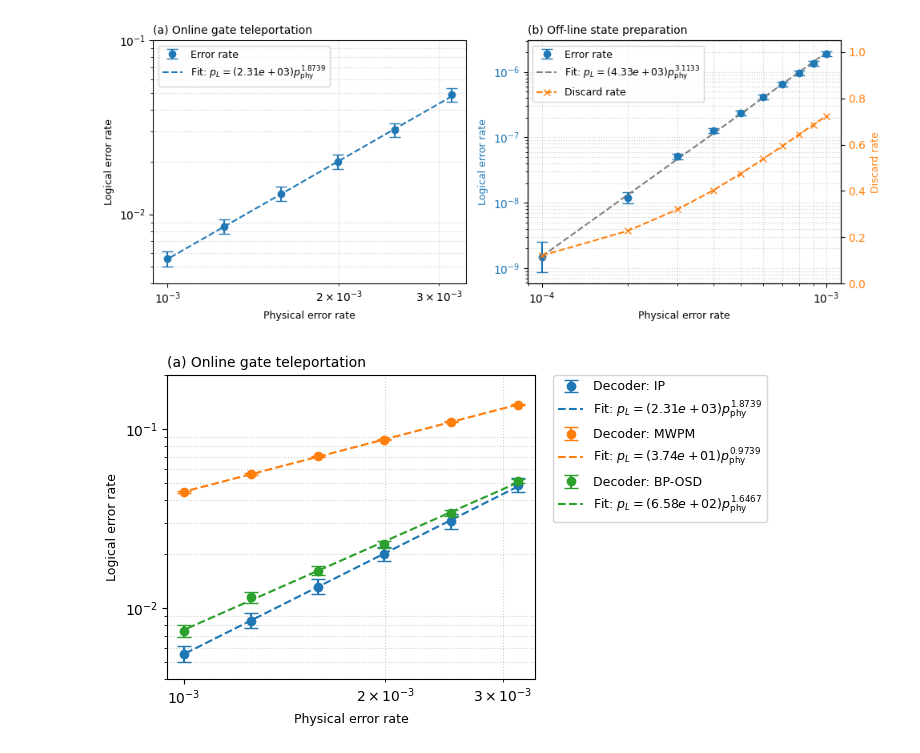
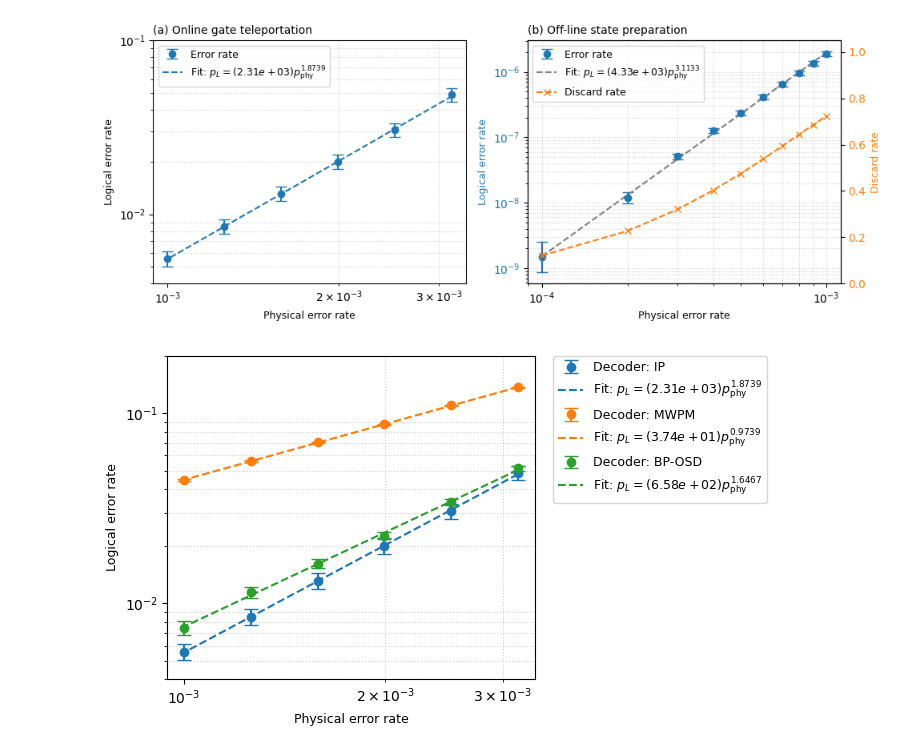
Before and after one commit to itpyi/surface_magic, a Jupyter notebook: plot/plot.ipynb, the cells around one changed output. Drawn from its saved outputs; the diff is of its cells as text; code cells hidden in the pictures.

```diff
--- a/plot/plot.ipynb
+++ b/plot/plot.ipynb
@@ -1783,7 +1794,7 @@ fig, ax = plt.subplots(figsize=(7, 4))
 title_font_size = 10
 label_font_size = 9
 
-ax.set_title('(a) Online gate teleportation', loc='left', fontsize=title_font_size)
+# ax.set_title('(a) Online gate teleportation', loc='left', fontsize=title_font_size)
 ax.set_xlabel('Physical error rate', fontsize=label_font_size)
 ax.set_ylabel('Logical error rate', fontsize=label_font_size)
 ax.set_yscale('log')
@@ -1793,31 +1804,31 @@ ax.grid(True, which='minor', linestyle=':', alpha=0.6)
 
 err_logical_before, err_logical_lows_before, err_logical_highs_before = get_plot_list(err_log_cnt_before, total_cnt_before)
 
 handles = []
 color_list = ['tab:blue', 'tab:orange', 'tab:green']
 decoder_list = ['IP', 'MWPM', 'BP-OSD']
 
 for i, err_log_cnt in enumerate(err_log_cnt_after):
     err_logical, err_logical_lows, err_logical_highs = get_plot_list(err_log_cnt, total_cnt_after[i])
     delta_err_logical, delta_err_lows, delta_err_highs = get_delta_list(
         err_logical, err_logical_lows, err_logical_highs,
         err_logical_before, err_logical_lows_before, err_logical_highs_before
     )
 
     expo, coef = fit_error(delta_err_logical, err_phy)
 
     # 组合不对称的 Error Bar 数据: shape 为 (2, N) -> [row_lower, row_upper]
     asymmetric_err = [delta_err_lows, delta_err_highs]
 
     line1 = ax.errorbar(err_phy, delta_err_logical, yerr=asymmetric_err, fmt='o', color=color_list[i], capsize=5, label='Decoder: '+decoder_list[i])
     line2, = ax.plot(err_phy, [coef * x**expo for x in err_phy], '--', color=color_list[i], label=fr'Fit: $p_L=({coef:.2e})p_{{\mathrm{{phy}}}}^{{{expo:.4f}}}$')
     handles.extend([line1, line2])
 
 ax.legend(handles=handles, bbox_to_anchor=(1.05, 1), loc='upper left', borderaxespad=0, fontsize=label_font_size)
 
 plt.tight_layout()
 plt.savefig('online_decoders.pdf',
            bbox_inches='tight',  # 紧贴内容边界
            pad_inches=0)
 # %% [output]
-[figure, old version]
+[figure, new version]
```
Also changed, not shown: parts of 3 cells of this notebook, 3 other files.
